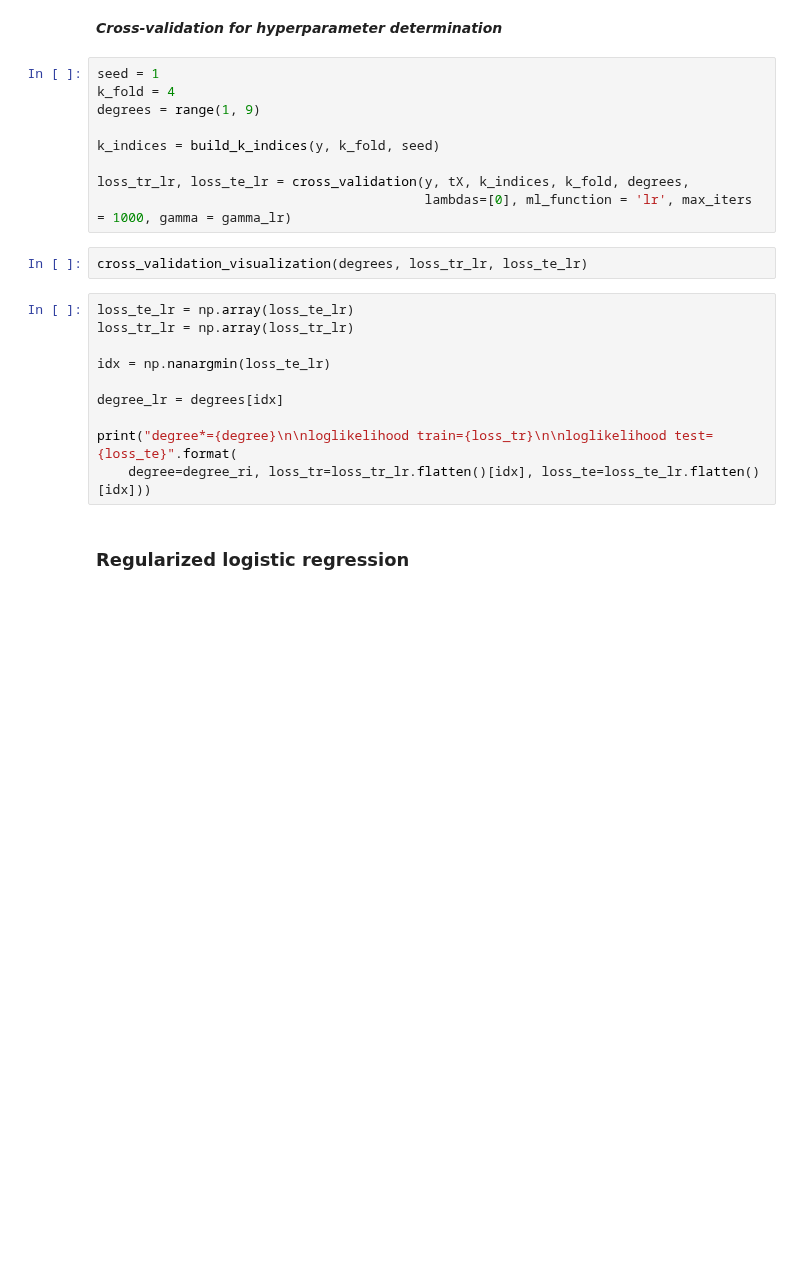
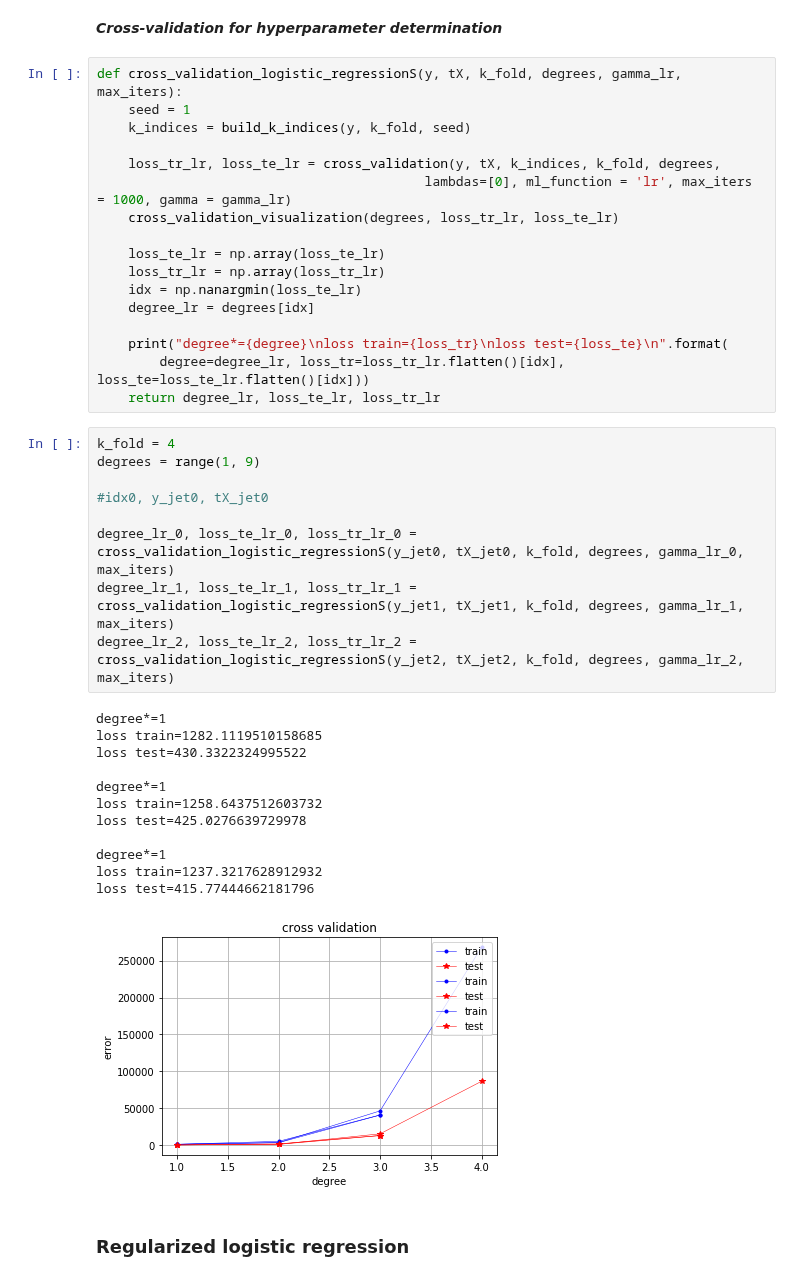
Before and after one commit to cschneuw/Machine-learning-Project-2019, a Jupyter notebook: scripts/project1.ipynb, the cells around one changed output. Cells and saved outputs as stored; diff of their text form; blank space fills up the shorter version.

```diff
--- a/scripts/project1.ipynb
+++ b/scripts/project1.ipynb
@@ -341,26 +372,44 @@ gamma=1.5998587196060573e-10
 # %% [markdown]
 ***Cross-validation for hyperparameter determination***
-# %%
-seed = 1
-k_fold = 4
-degrees = range(1, 9)
-
-k_indices = build_k_indices(y, k_fold, seed)
-
-loss_tr_lr, loss_te_lr = cross_validation(y, tX, k_indices, k_fold, degrees,
-                                          lambdas=[0], ml_function = 'lr', max_iters = 1000, gamma = gamma_lr)
-# %%
-cross_validation_visualization(degrees, loss_tr_lr, loss_te_lr)
 # %%
-loss_te_lr = np.array(loss_te_lr)
-loss_tr_lr = np.array(loss_tr_lr)
+def cross_validation_logistic_regressionS(y, tX, k_fold, degrees, gamma_lr, max_iters):
+    seed = 1
+    k_indices = build_k_indices(y, k_fold, seed)
 
-idx = np.nanargmin(loss_te_lr)
+    loss_tr_lr, loss_te_lr = cross_validation(y, tX, k_indices, k_fold, degrees,
+                                          lambdas=[0], ml_function = 'lr', max_iters = 1000, gamma = gamma_lr)
+    cross_validation_visualization(degrees, loss_tr_lr, loss_te_lr)
 
-degree_lr = degrees[idx]
+    loss_te_lr = np.array(loss_te_lr)
+    loss_tr_lr = np.array(loss_tr_lr)
+    idx = np.nanargmin(loss_te_lr)
+    degree_lr = degrees[idx]
 
-print("degree*={degree}\n\nloglikelihood train={loss_tr}\n\nloglikelihood test={loss_te}".format(
-    degree=degree_ri, loss_tr=loss_tr_lr.flatten()[idx], loss_te=loss_te_lr.flatten()[idx]))
+    print("degree*={degree}\nloss train={loss_tr}\nloss test={loss_te}\n".format(
+        degree=degree_lr, loss_tr=loss_tr_lr.flatten()[idx], loss_te=loss_te_lr.flatten()[idx]))
+    return degree_lr, loss_te_lr, loss_tr_lr
+# %%
+k_fold = 4
+degrees = range(1, 9)
+
+#idx0, y_jet0, tX_jet0
+
+degree_lr_0, loss_te_lr_0, loss_tr_lr_0 = cross_validation_logistic_regressionS(y_jet0, tX_jet0, k_fold, degrees, gamma_lr_0, max_iters)
+degree_lr_1, loss_te_lr_1, loss_tr_lr_1 = cross_validation_logistic_regressionS(y_jet1, tX_jet1, k_fold, degrees, gamma_lr_1, max_iters)
+degree_lr_2, loss_te_lr_2, loss_tr_lr_2 = cross_validation_logistic_regressionS(y_jet2, tX_jet2, k_fold, degrees, gamma_lr_2, max_iters)
+# %% [output]
+degree*=1
+loss train=1282.1119510158685
+loss test=430.3322324995522
+
+degree*=1
+loss train=1258.6437512603732
+loss test=425.0276639729978
+
+degree*=1
+loss train=1237.3217628912932
+loss test=415.77444662181796
+[figure, added]
 # %% [markdown]
 ### Regularized logistic regression
 # %%
```
Also changed, not shown: parts of 17 cells of this notebook, 1 other file.
